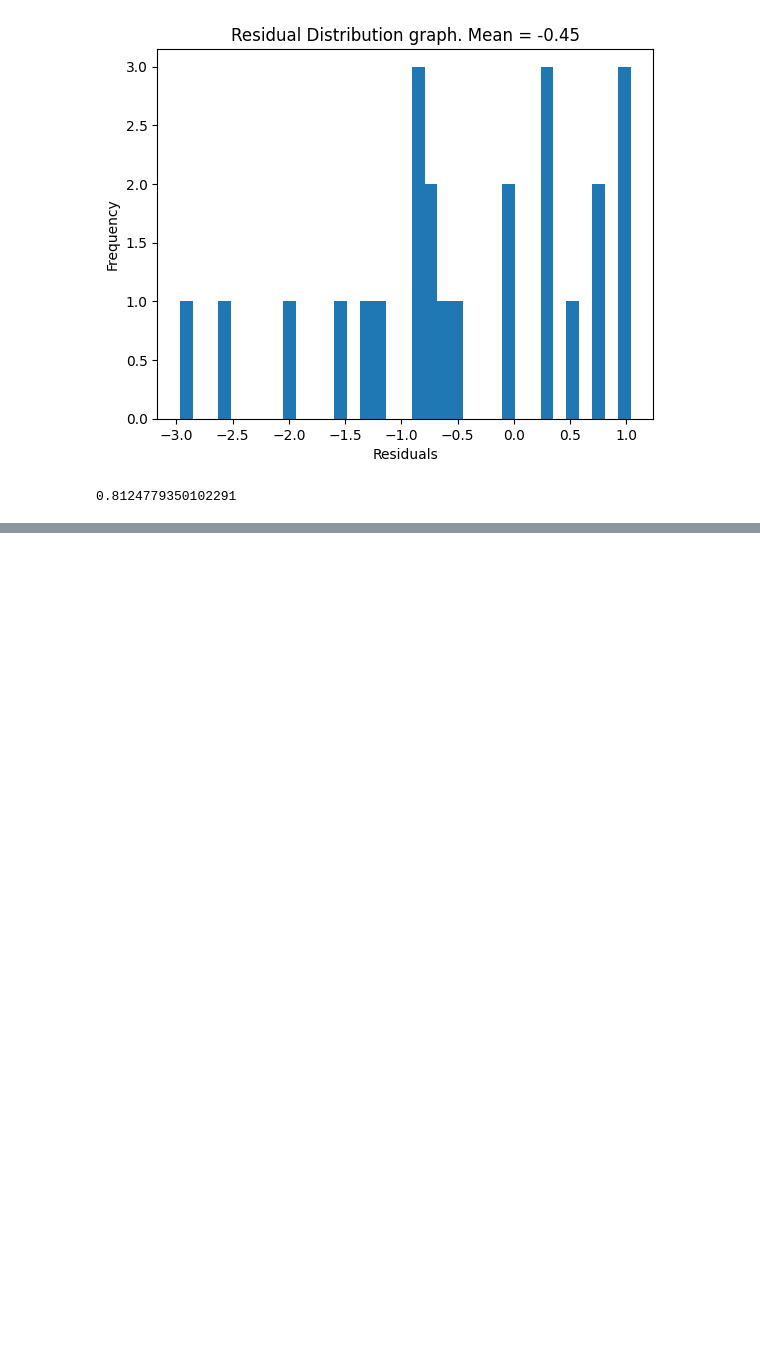
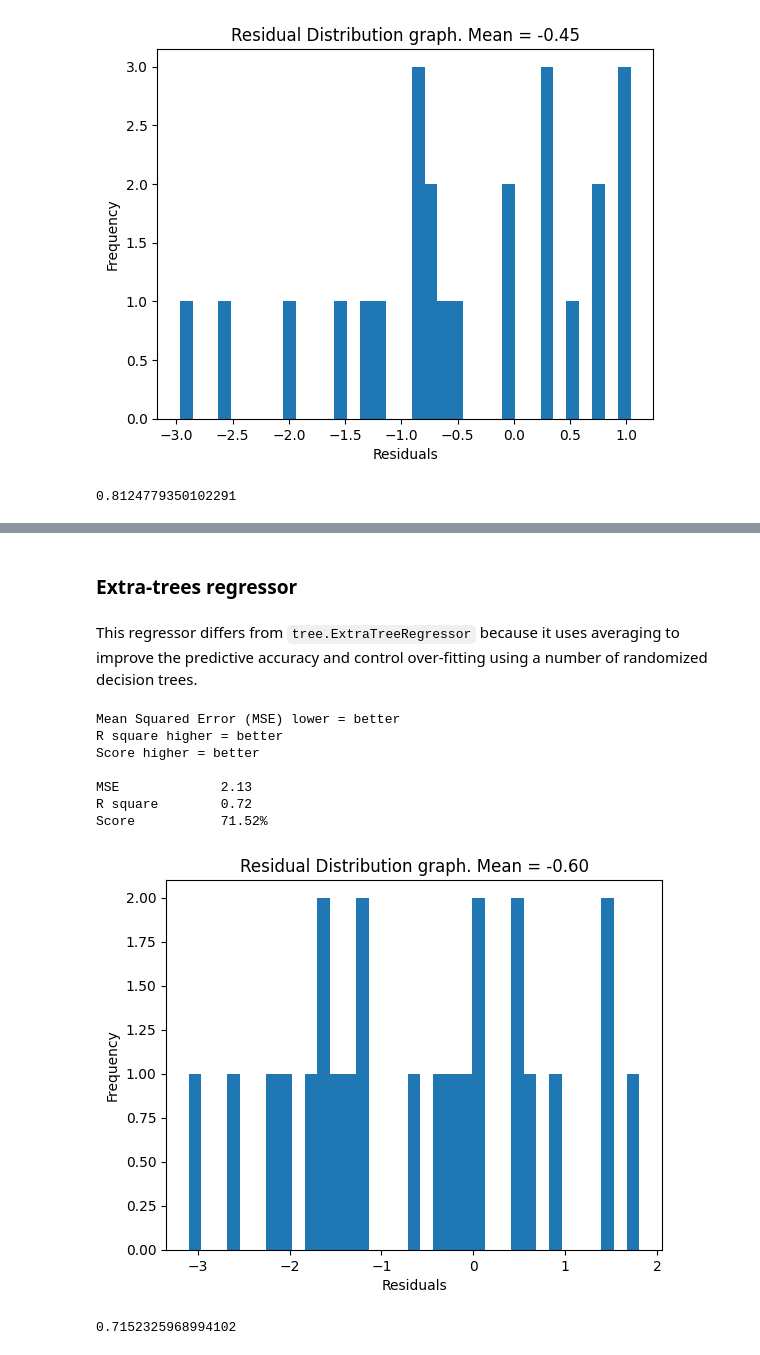
Before and after one commit to Raphael-Marchetti-Calciolari/projects-tcc-imt-2023, a Jupyter notebook: scripts/models.ipynb, the cells around one changed output, grey strips where cells are left out. Cells and saved outputs as stored; diff of their text form; code cells hidden in the pictures; blank space fills up the shorter version.

```diff
--- a/scripts/models.ipynb
+++ b/scripts/models.ipynb
@@ -408,0 +451,21 @@ Score           81.25%
+# %% [markdown]
+### Extra-trees regressor
+# %% [markdown]
+This regressor differs from `tree.ExtraTreeRegressor` because it uses averaging to improve the predictive accuracy and control over-fitting using a number of randomized decision trees.
+# %%
+from sklearn import ensemble
+
+model = ensemble.ExtraTreesRegressor()
+model.fit(X_train, y_train)
+
+model_summary(y_test, X_test, model)
+# %% [output]
+Mean Squared Error (MSE) lower = better
+R square higher = better
+Score higher = better
+
+MSE             2.13
+R square        0.72
+Score           71.52%
+[figure, added]
+0.7152325968994102
```
Also changed, not shown: parts of 12 cells of this notebook.
